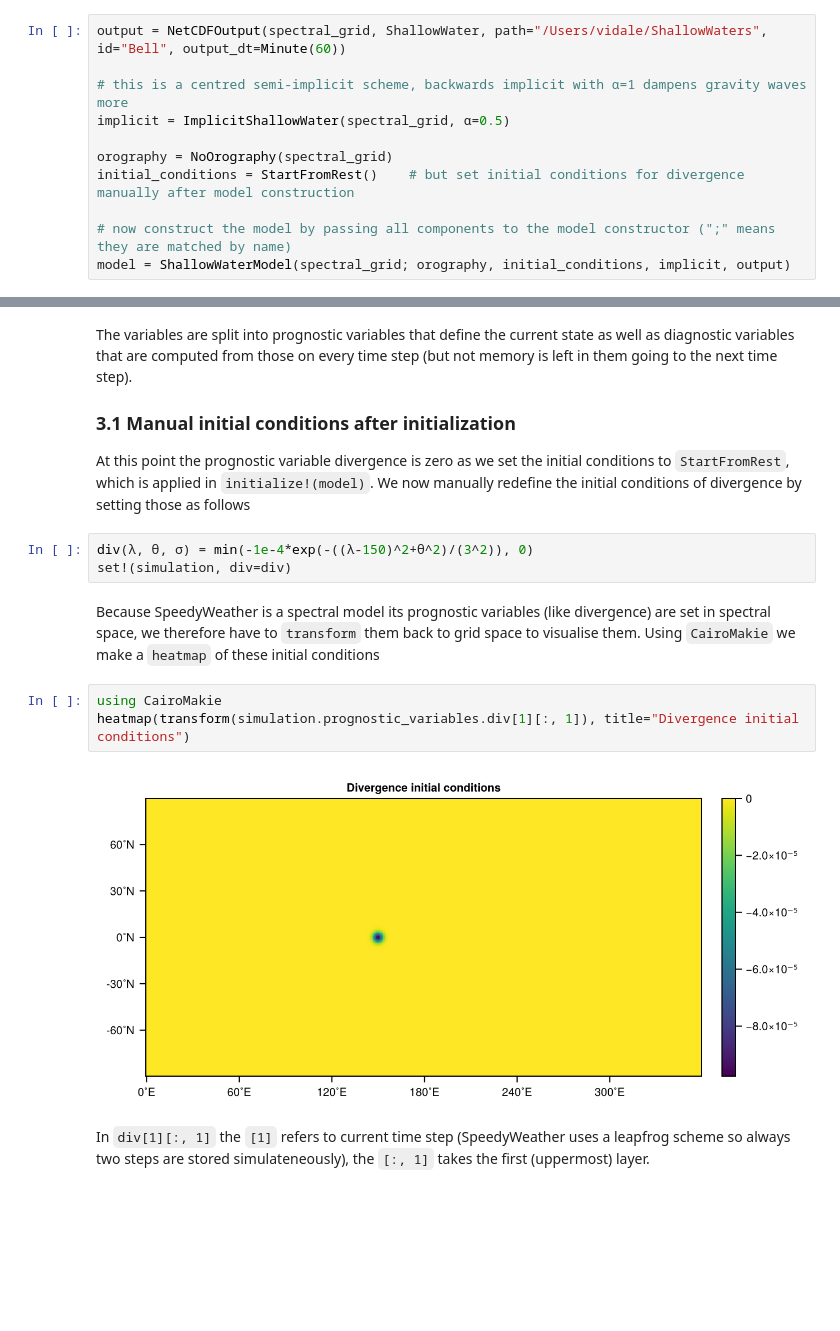
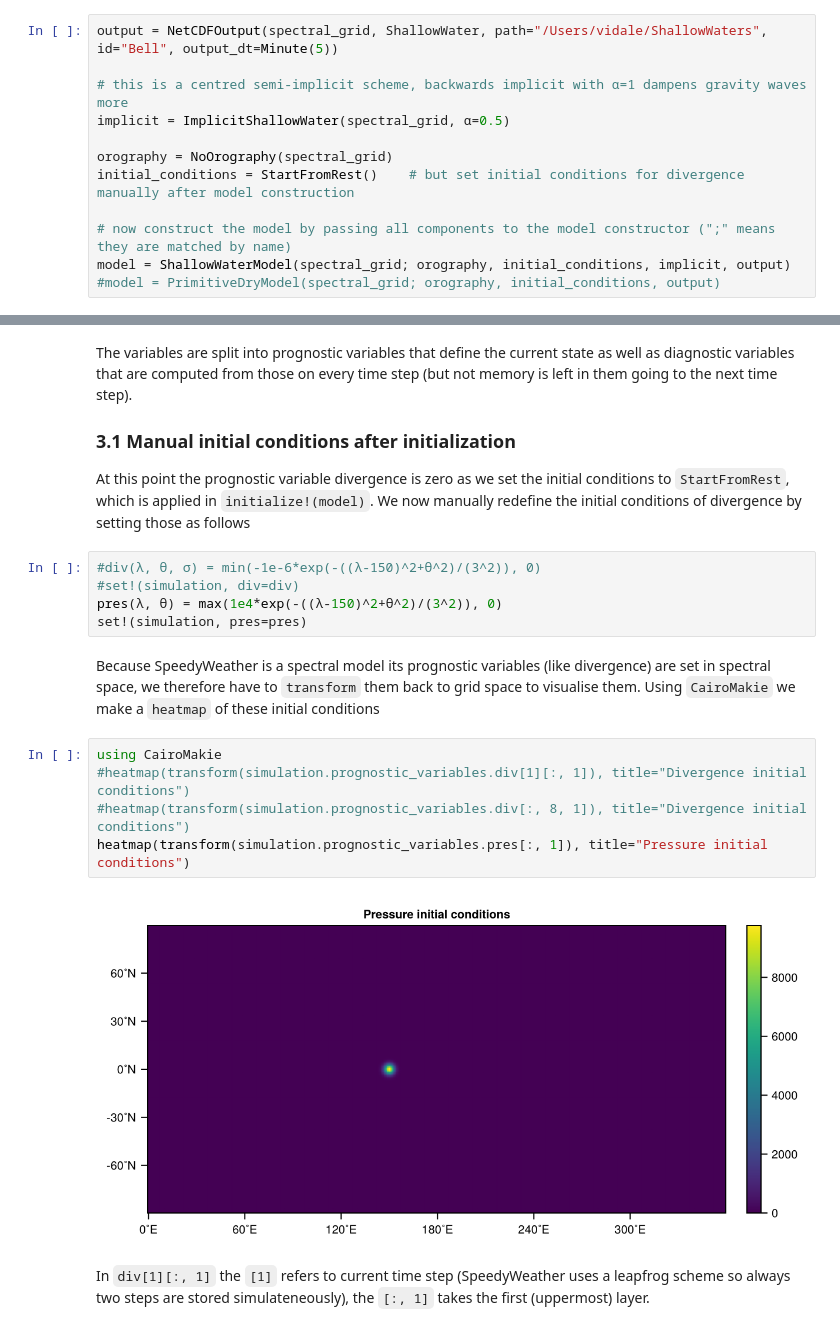
Before and after one commit to pierluigividale/MTMW14, a Jupyter notebook: Notebooks/SW-GlobalGWs-PL-Milan.ipynb, the cells around one changed output, grey strips where cells are left out. Cells and saved outputs as stored; diff of their text form; blank space fills up the shorter version.

Commit message:
Add files via upload
Switched from a divergence IC to a pressure IC for the GIW problem, and this removes the problem with the spurious GW generation at the poles.

```diff
--- a/Notebooks/SW-GlobalGWs-PL-Milan.ipynb
+++ b/Notebooks/SW-GlobalGWs-PL-Milan.ipynb
@@ -53,7 +54,7 @@ SpectralGrid:
 # %% [markdown]
 Now we define the model components that we want to customize, this includes numerics, initial and boundary conditions and output
 # %%
-output = NetCDFOutput(spectral_grid, ShallowWater, path="/Users/vidale/ShallowWaters", id="Bell", output_dt=Minute(60))
+output = NetCDFOutput(spectral_grid, ShallowWater, path="/Users/vidale/ShallowWaters", id="Bell", output_dt=Minute(5))
 
 # this is a centred semi-implicit scheme, backwards implicit with α=1 dampens gravity waves more
 implicit = ImplicitShallowWater(spectral_grid, α=0.5)
@@ -63,5 +64,6 @@ initial_conditions = StartFromRest()    # but set initial conditions for diverg
 
 # now construct the model by passing all components to the model constructor (";" means they are matched by name)
 model = ShallowWaterModel(spectral_grid; orography, initial_conditions, implicit, output)
+#model = PrimitiveDryModel(spectral_grid; orography, initial_conditions, output)
 # %% [output]
 ShallowWaterModel <: ShallowWater
@@ -101,15 +104,19 @@ The variables are split into prognostic variables that define the current state
 
 At this point the prognostic variable divergence is zero as we set the initial conditions to `StartFromRest`, which is applied in `initialize!(model)`. We now manually redefine the initial conditions of divergence by setting those as follows
 # %%
-div(λ, θ, σ) = min(-1e-4*exp(-((λ-150)^2+θ^2)/(3^2)), 0)
-set!(simulation, div=div)
+#div(λ, θ, σ) = min(-1e-6*exp(-((λ-150)^2+θ^2)/(3^2)), 0)
+#set!(simulation, div=div)
+pres(λ, θ) = max(1e4*exp(-((λ-150)^2+θ^2)/(3^2)), 0)
+set!(simulation, pres=pres)
 # %% [markdown]
 Because SpeedyWeather is a spectral model its prognostic variables (like divergence) are set in spectral space, we therefore have to `transform` them back to grid space to visualise them. Using `CairoMakie` we make a `heatmap` of these initial conditions
 # %%
 using CairoMakie
-heatmap(transform(simulation.prognostic_variables.div[1][:, 1]), title="Divergence initial conditions")
+#heatmap(transform(simulation.prognostic_variables.div[1][:, 1]), title="Divergence initial conditions")
+#heatmap(transform(simulation.prognostic_variables.div[:, 8, 1]), title="Divergence initial conditions")
+heatmap(transform(simulation.prognostic_variables.pres[:, 1]), title="Pressure initial conditions")
 # %% [output]
-[figure, old version]
+[figure, new version]
 # %% [markdown]
 In `div[1][:, 1]` the `[1]` refers to current time step (SpeedyWeather uses a leapfrog scheme so always two steps are stored simulateneously), the `[:, 1]` takes the first (uppermost) layer.
 # %% [markdown]
```
Also changed, not shown: parts of 11 cells of this notebook.
